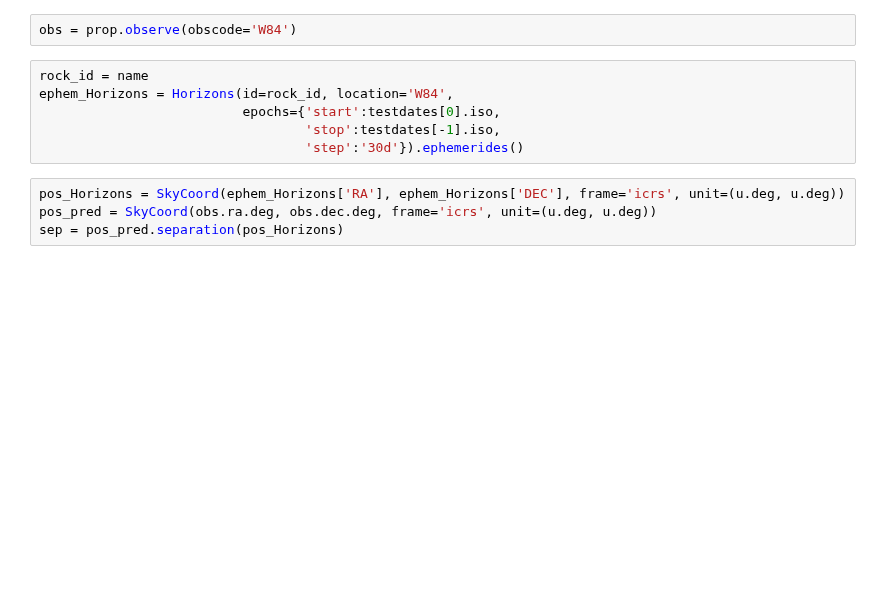
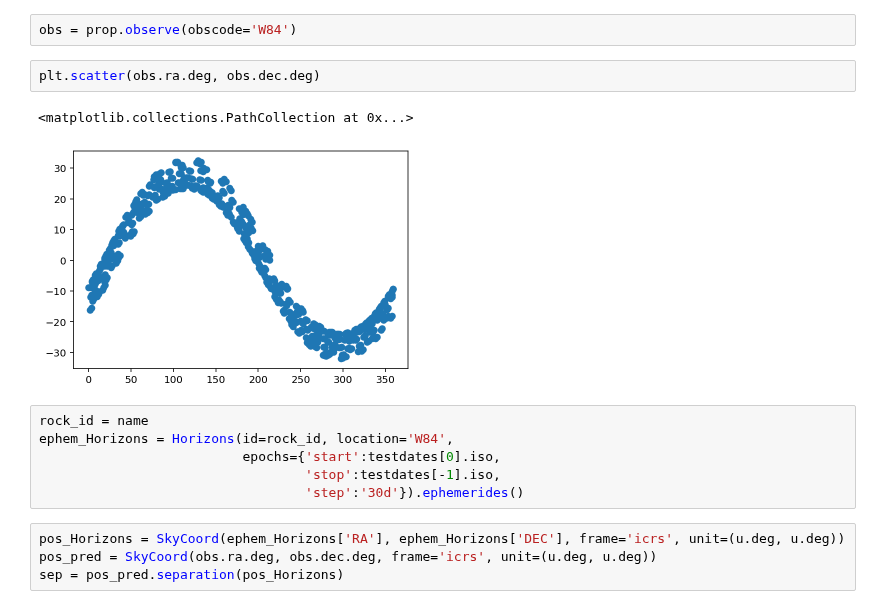
Before and after one commit to kjnapier/spacerocks, a Jupyter notebook: notebooks/Ceres.ipynb, the cells around one changed output. Saved outputs shown, nothing was run; the diff lists cells and outputs as text; blank space fills up the shorter version.

```diff
--- a/notebooks/Ceres.ipynb
+++ b/notebooks/Ceres.ipynb
@@ -26,5 +34,10 @@ prop, planets, sim = rock.propagate(epochs=testdates.jd, model=2, units=units)
 # %%
 obs = prop.observe(obscode='W84')
+# %%
+plt.scatter(obs.ra.deg, obs.dec.deg)
+# %% [output]
+<matplotlib.collections.PathCollection at 0x...>
+[figure, added]
 # %%
 rock_id = name
 ephem_Horizons = Horizons(id=rock_id, location='W84',
```
Also changed, not shown: parts of 3 cells of this notebook, 8 other files.
